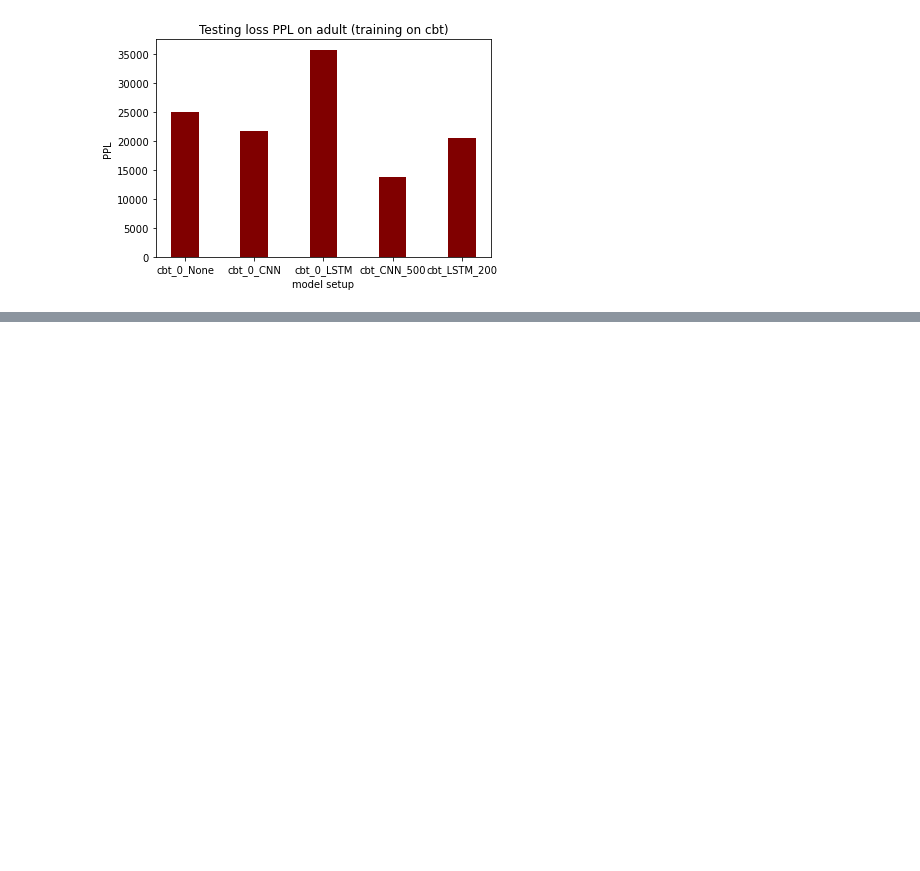
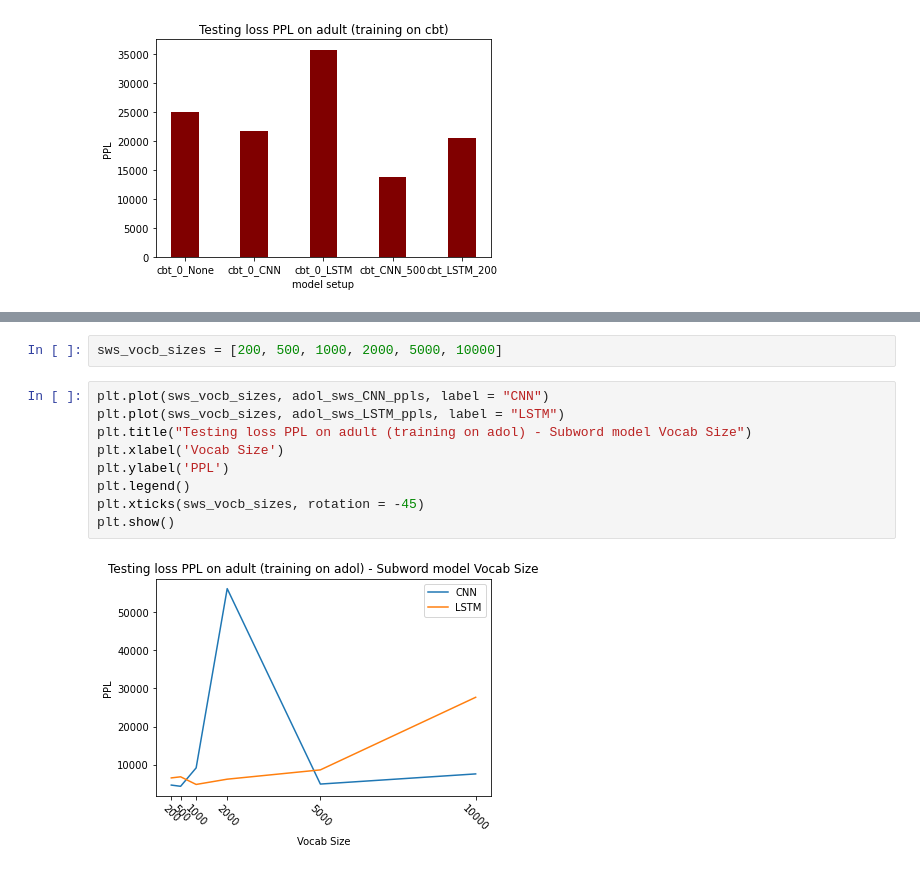
Before and after one commit to shifengxu/CE7455-FinalProject, a Jupyter notebook: log2plot.ipynb, the cells around one changed output, grey strips where cells are left out. Saved outputs shown, nothing was run; the diff lists cells and outputs as text; blank space fills up the shorter version.

```diff
--- a/log2plot.ipynb
+++ b/log2plot.ipynb
@@ -486,0 +536,13 @@ plt.show()
+# %%
+sws_vocb_sizes = [200, 500, 1000, 2000, 5000, 10000]
+# %%
+plt.plot(sws_vocb_sizes, adol_sws_CNN_ppls, label = "CNN")
+plt.plot(sws_vocb_sizes, adol_sws_LSTM_ppls, label = "LSTM")
+plt.title("Testing loss PPL on adult (training on adol) - Subword model Vocab Size")
+plt.xlabel('Vocab Size')
+plt.ylabel('PPL')
+plt.legend()
+plt.xticks(sws_vocb_sizes, rotation = -45)
+plt.show()
+# %% [output]
+[figure, added]
```
Also changed, not shown: parts of 10 cells of this notebook, 1 other file.
